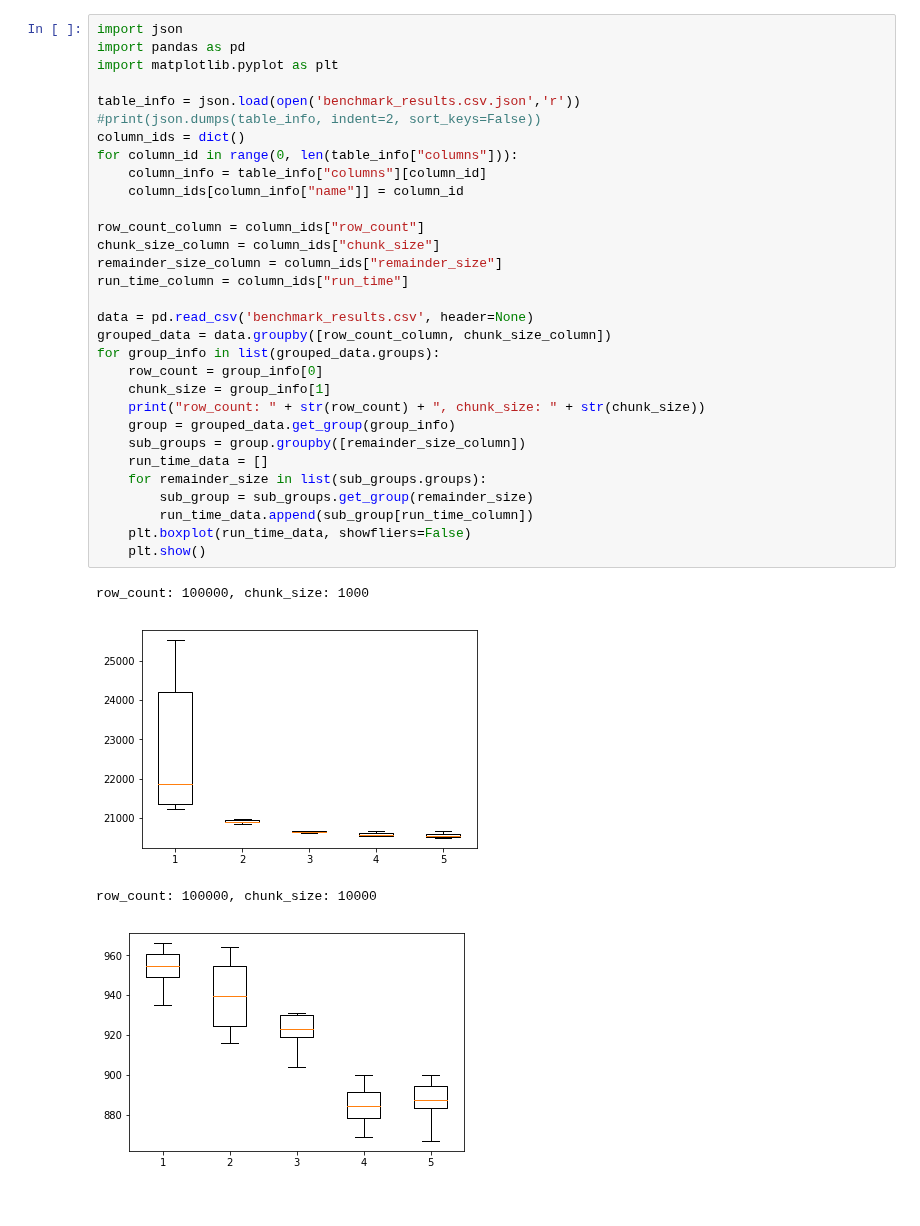
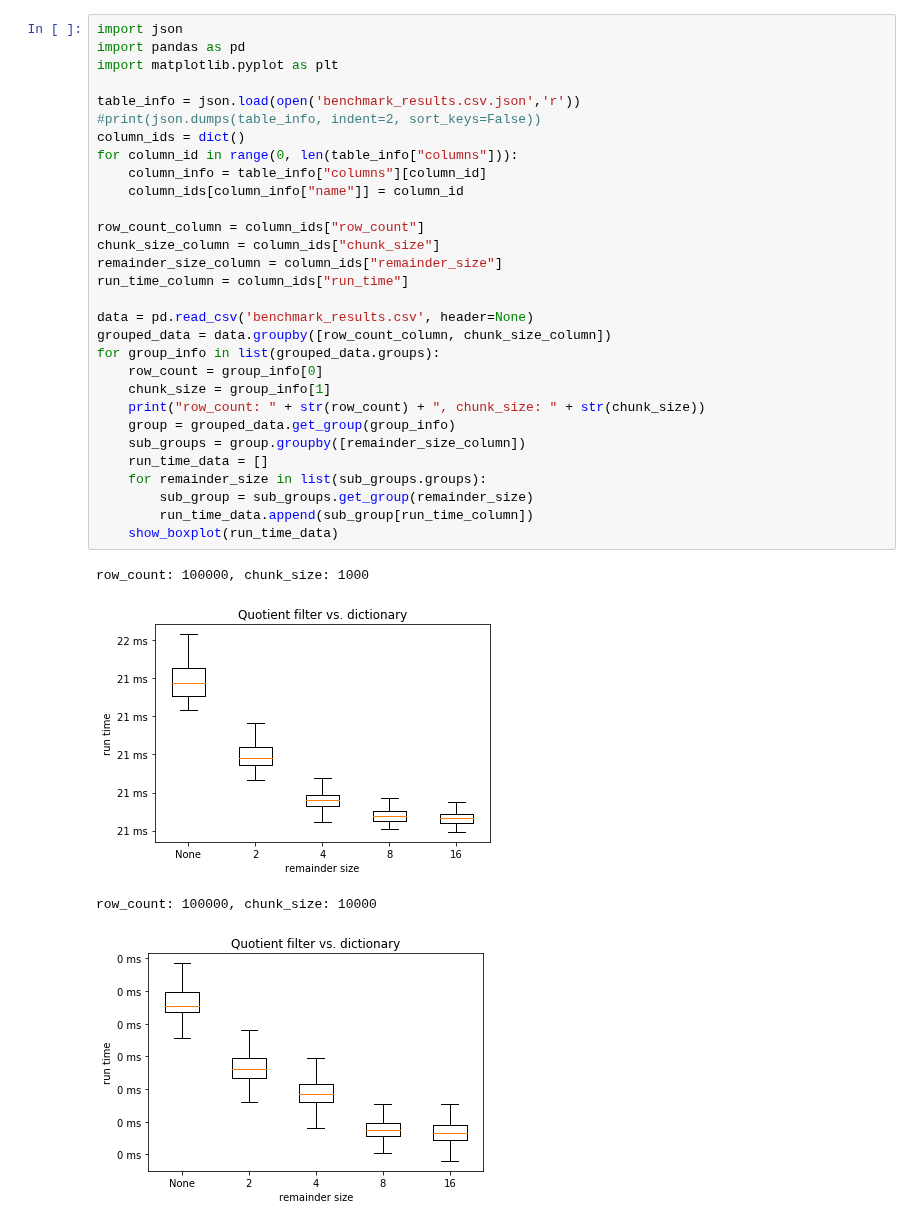
Before and after one commit to ArneMayer/MasterarbeitJupyter, a Jupyter notebook: cqf_vs_std.ipynb, the cells around one changed output. Saved outputs shown, nothing was run; the diff lists cells and outputs as text.

Commit message:
show boxplot

```diff
--- a/cqf_vs_std.ipynb
+++ b/cqf_vs_std.ipynb
@@ -17,36 +19,35 @@ def show_boxplot(data):
 import json
 import pandas as pd
 import matplotlib.pyplot as plt
 
 table_info = json.load(open('benchmark_results.csv.json','r'))
 #print(json.dumps(table_info, indent=2, sort_keys=False))
 column_ids = dict()
 for column_id in range(0, len(table_info["columns"])):
     column_info = table_info["columns"][column_id]
     column_ids[column_info["name"]] = column_id
 
 row_count_column = column_ids["row_count"]
 chunk_size_column = column_ids["chunk_size"]
 remainder_size_column = column_ids["remainder_size"]
 run_time_column = column_ids["run_time"]
 
 data = pd.read_csv('benchmark_results.csv', header=None)
 grouped_data = data.groupby([row_count_column, chunk_size_column])
 for group_info in list(grouped_data.groups):
     row_count = group_info[0]
     chunk_size = group_info[1]
     print("row_count: " + str(row_count) + ", chunk_size: " + str(chunk_size))
     group = grouped_data.get_group(group_info)
     sub_groups = group.groupby([remainder_size_column])
     run_time_data = []
     for remainder_size in list(sub_groups.groups):
         sub_group = sub_groups.get_group(remainder_size)
         run_time_data.append(sub_group[run_time_column])
-    plt.boxplot(run_time_data, showfliers=False)
-    plt.show()
+    show_boxplot(run_time_data)
 # %% [output]
 row_count: 100000, chunk_size: 1000
-[figure, old version]
+[figure, new version]
 row_count: 100000, chunk_size: 10000
-[figure, old version]
+[figure, new version]
 row_count: 100000, chunk_size: 100000
```
Also changed, not shown: parts of 2 cells of this notebook.
